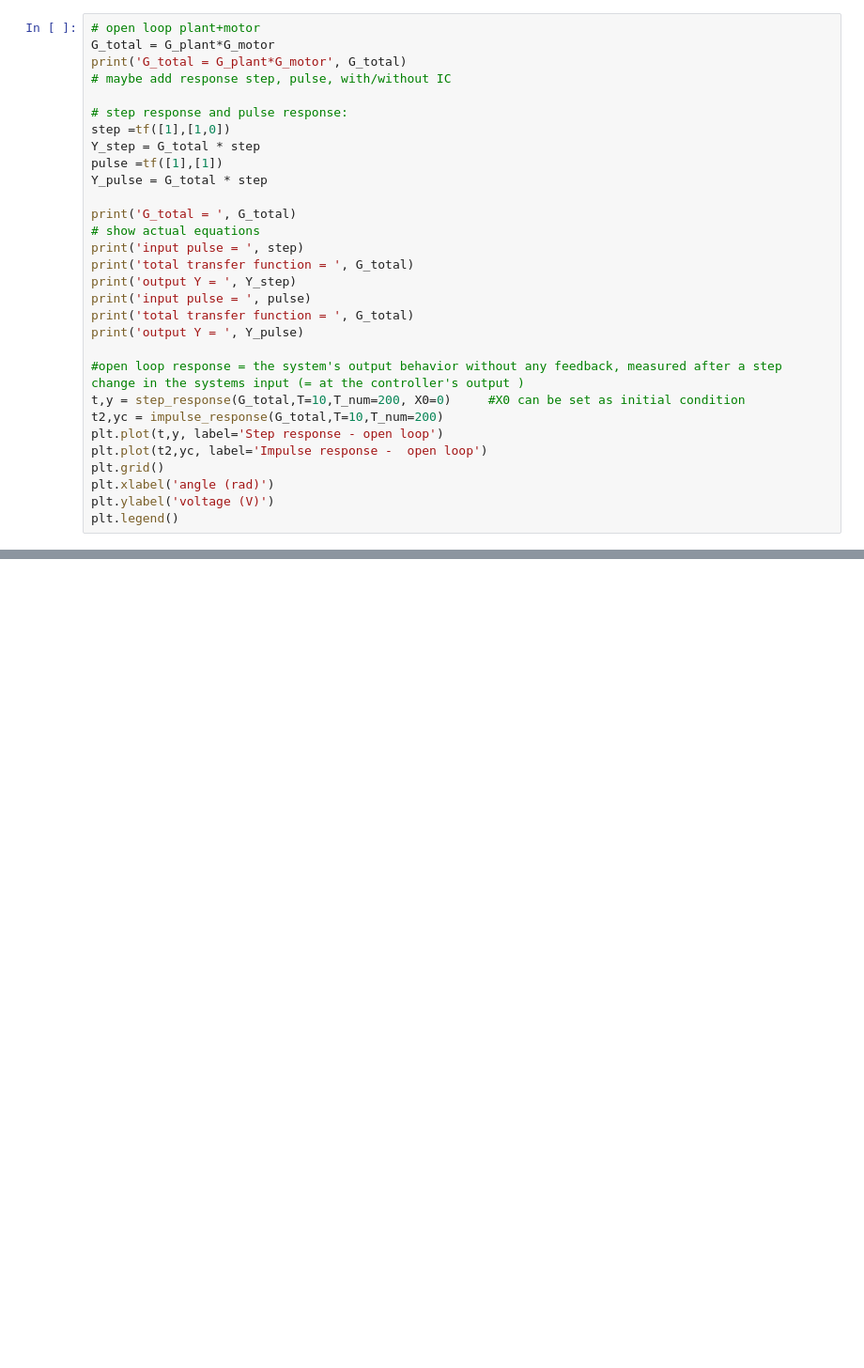
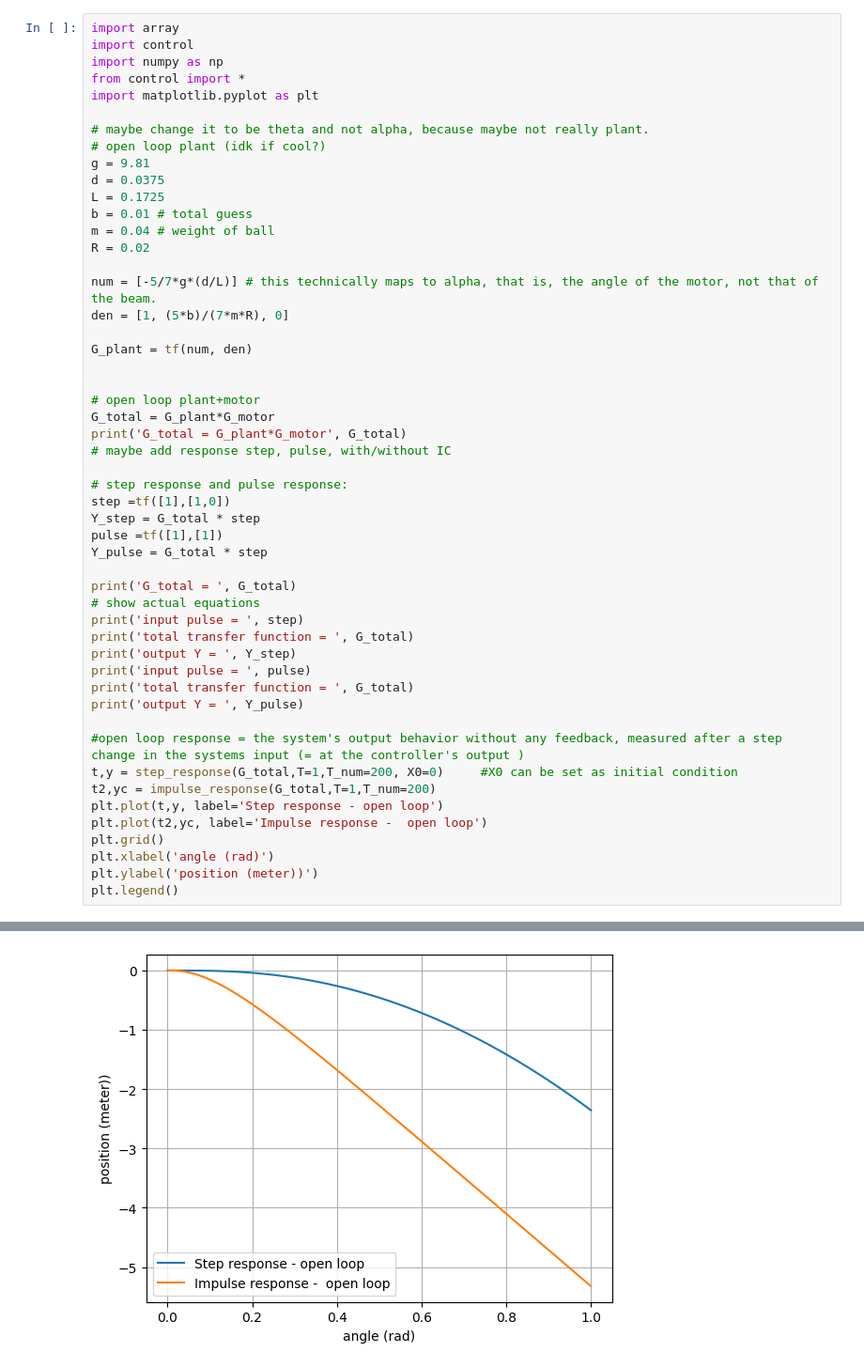
Before and after one commit to TijnAltenaAO/python-modeling, a Jupyter notebook: controlsystemsmodeling.ipynb, the cells around one changed output, grey strips where cells are left out. Shown at 94% size. Saved outputs shown, nothing was run; the diff lists cells and outputs as text; blank space fills up the shorter version.

```diff
--- a/controlsystemsmodeling.ipynb
+++ b/controlsystemsmodeling.ipynb
@@ -114,4 +129,25 @@ SyntaxError: invalid syntax (3198592749.py, line 2)
 # %%
+import array
+import control
+import numpy as np
+from control import *
+import matplotlib.pyplot as plt
+
+# maybe change it to be theta and not alpha, because maybe not really plant.
+# open loop plant (idk if cool?)
+g = 9.81
+d = 0.0375
+L = 0.1725
+b = 0.01 # total guess
+m = 0.04 # weight of ball
+R = 0.02
+
+num = [-5/7*g*(d/L)] # this technically maps to alpha, that is, the angle of the motor, not that of the beam.
+den = [1, (5*b)/(7*m*R), 0]
+
+G_plant = tf(num, den)
+
+
 # open loop plant+motor
 G_total = G_plant*G_motor
 print('G_total = G_plant*G_motor', G_total)
@@ -133,11 +169,12 @@ print('total transfer function = ', G_total)
 print('output Y = ', Y_pulse)
 
 #open loop response = the system's output behavior without any feedback, measured after a step change in the systems input (= at the controller's output )
-t,y = step_response(G_total,T=10,T_num=200, X0=0)     #X0 can be set as initial condition
-t2,yc = impulse_response(G_total,T=10,T_num=200)
+t,y = step_response(G_total,T=1,T_num=200, X0=0)     #X0 can be set as initial condition
+t2,yc = impulse_response(G_total,T=1,T_num=200)
 plt.plot(t,y, label='Step response - open loop')
 plt.plot(t2,yc, label='Impulse response -  open loop')
 plt.grid()
 plt.xlabel('angle (rad)')
-plt.ylabel('voltage (V)')
+plt.ylabel('position (meter))')
 plt.legend()
+# %% [output]
@@ -144,3 +199,4 @@ plt.legend()
+[figure, added]
 # %%
 # add PI controller (now it is closed loop)
 num = Kp,Ki,Kd=0,0,0 # idk if this way of defining is allowed. d = 0 because otherwise deg(num) > deg(den)
```
Also changed, not shown: parts of 4 cells of this notebook.
